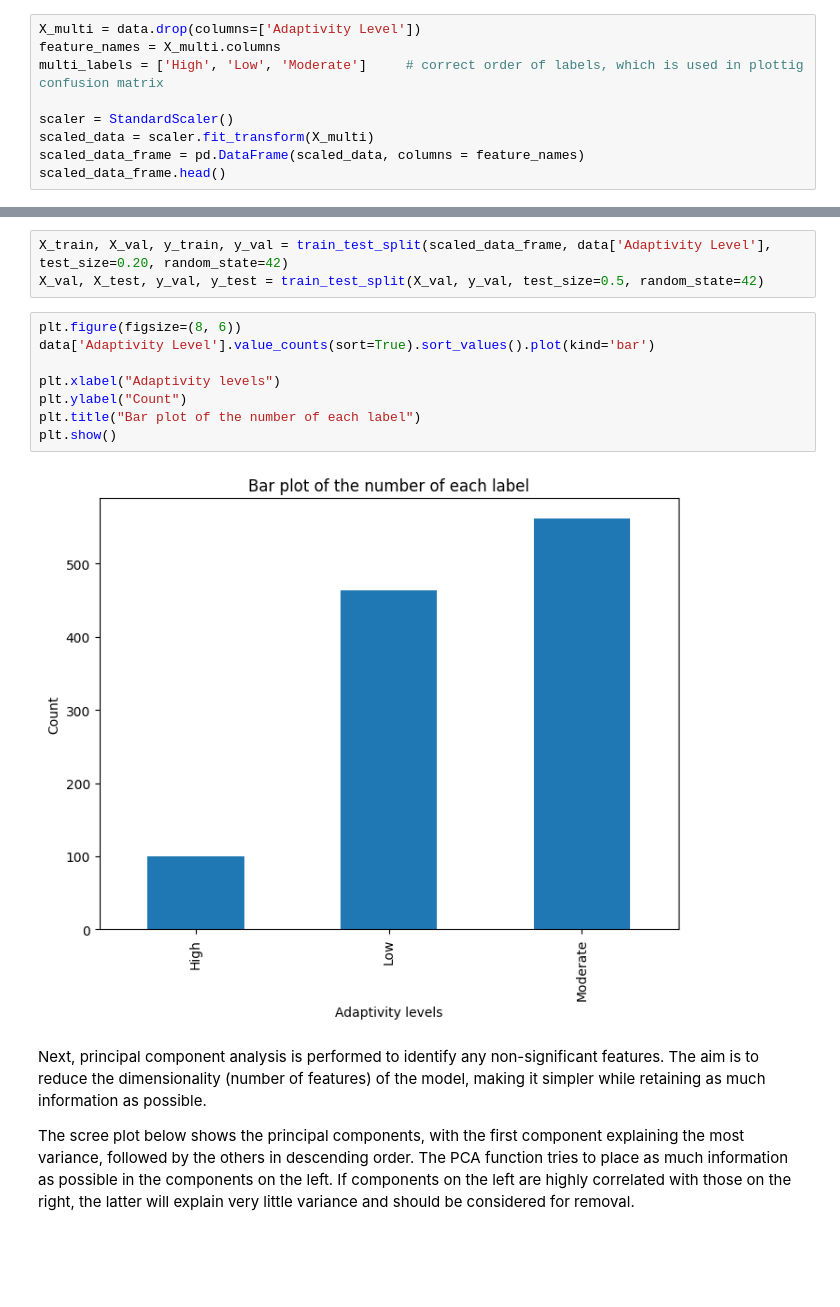
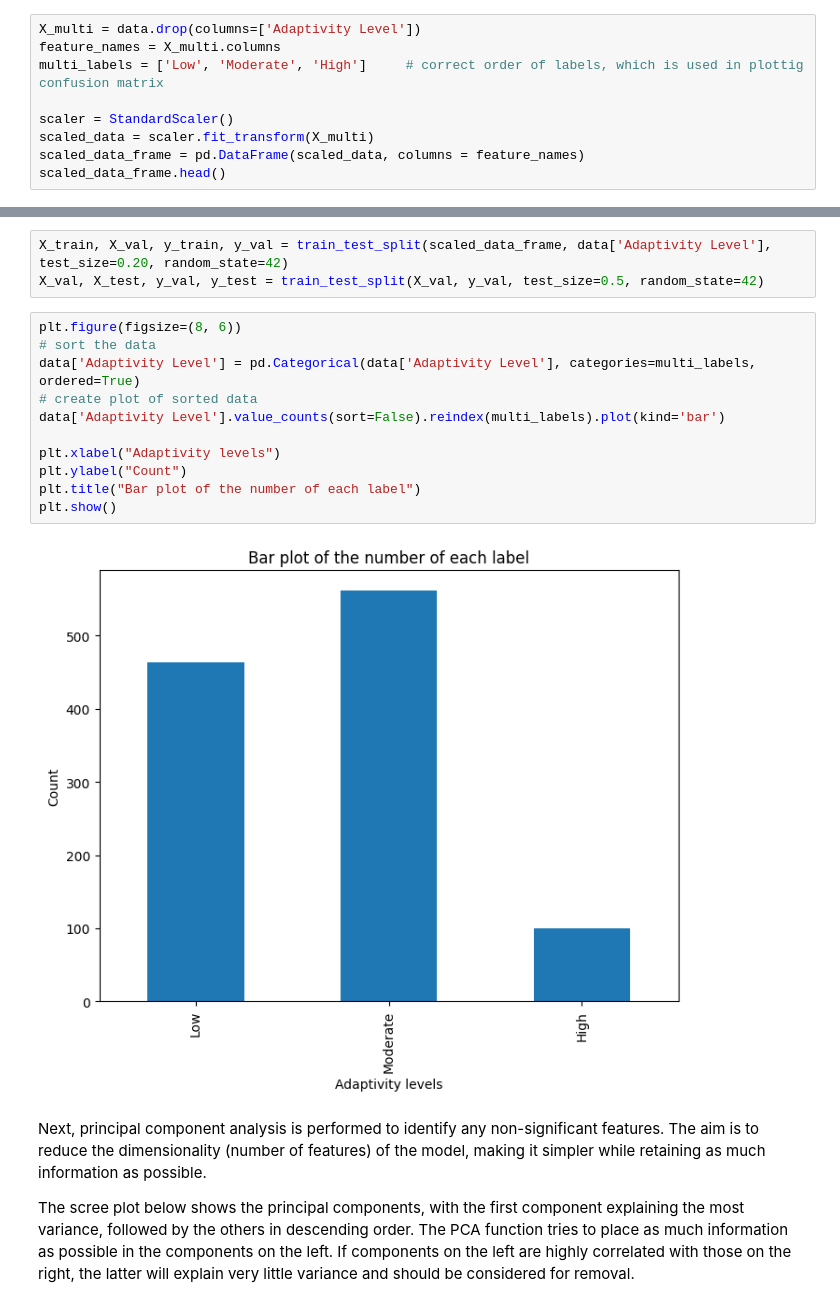
Before and after one commit to oonas21/Online-education-ML-project, a Jupyter notebook: notebook.ipynb, the cells around one changed output, grey strips where cells are left out. Drawn from its saved outputs; the diff is of its cells as text; blank space fills up the shorter version.

```diff
--- a/notebook.ipynb
+++ b/notebook.ipynb
@@ -171,7 +171,7 @@ Create a data frame without labels and scale the feature values using method Sta
 # %%
 X_multi = data.drop(columns=['Adaptivity Level'])
 feature_names = X_multi.columns
-multi_labels = ['High', 'Low', 'Moderate']     # correct order of labels, which is used in plottig confusion matrix
+multi_labels = ['Low', 'Moderate', 'High']     # correct order of labels, which is used in plottig confusion matrix
 
 scaler = StandardScaler()
 scaled_data = scaler.fit_transform(X_multi)
@@ -191,14 +191,17 @@ X_train, X_val, y_train, y_val = train_test_split(scaled_data_frame, data['Adapt
 X_val, X_test, y_val, y_test = train_test_split(X_val, y_val, test_size=0.5, random_state=42)
 # %%
 plt.figure(figsize=(8, 6))
-data['Adaptivity Level'].value_counts(sort=True).sort_values().plot(kind='bar')
+# sort the data
+data['Adaptivity Level'] = pd.Categorical(data['Adaptivity Level'], categories=multi_labels, ordered=True)
+# create plot of sorted data
+data['Adaptivity Level'].value_counts(sort=False).reindex(multi_labels).plot(kind='bar')
 
 plt.xlabel("Adaptivity levels")
 plt.ylabel("Count")
 plt.title("Bar plot of the number of each label")
 plt.show()
 # %% [output]
-[figure, old version]
+[figure, new version]
 # %% [markdown]
 Next, principal component analysis is performed to identify any non-significant features. The aim is to reduce the dimensionality (number of features) of the model, making it simpler while retaining as much information as possible.
 
```
Also changed, not shown: parts of 11 cells of this notebook.
